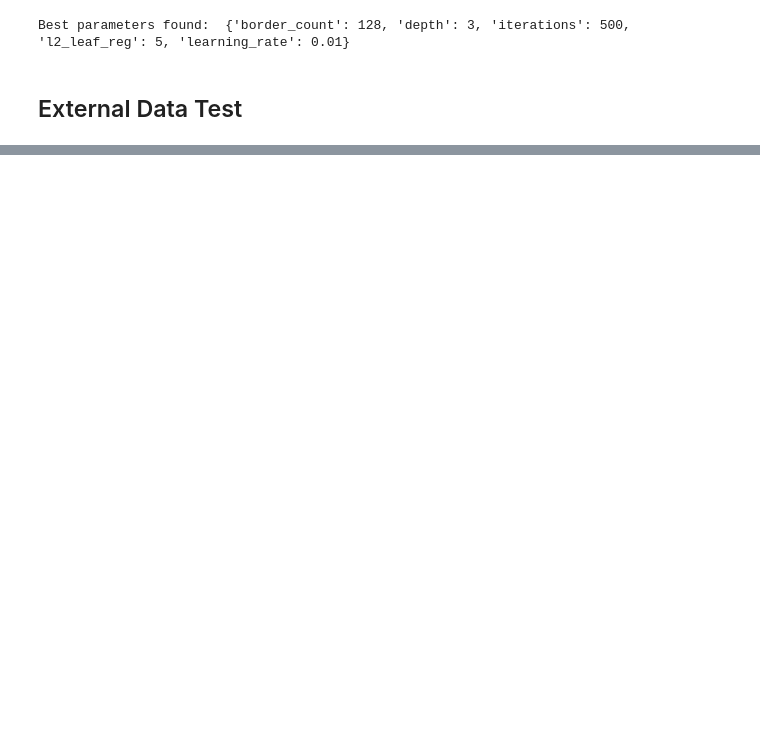
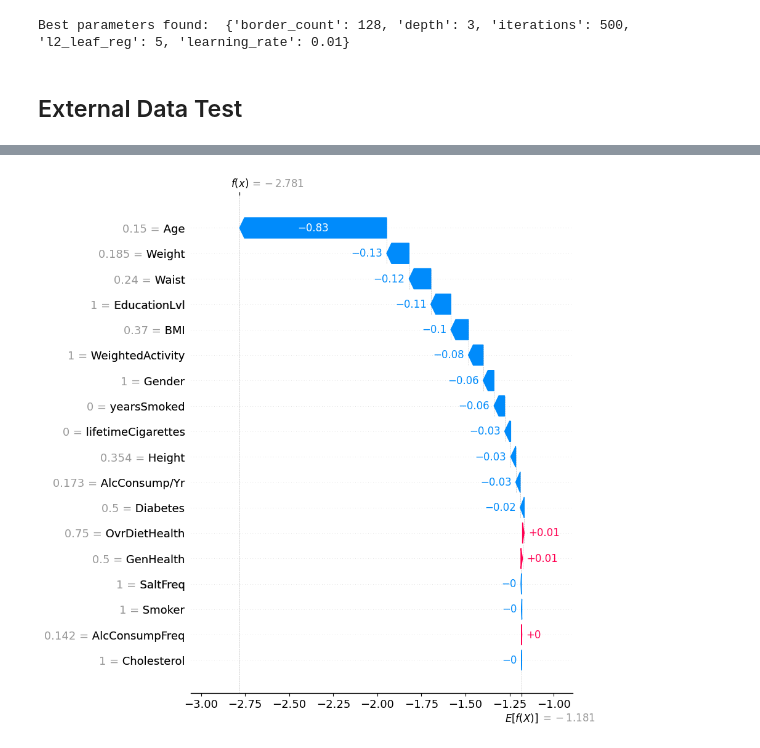
Before and after one commit to samcohen1/HypertensionML, a Jupyter notebook: newSimpleML.ipynb, the cells around one changed output, grey strips where cells are left out. Saved outputs shown, nothing was run; the diff lists cells and outputs as text; code cells hidden in the pictures; blank space fills up the shorter version.

```diff
--- a/newSimpleML.ipynb
+++ b/newSimpleML.ipynb
@@ -1274,0 +1291,16 @@ Results DataFrame:
+# %%
+import shap
+
+instance = X_test.iloc[[6]]
+# Create a SHAP explainer
+explainer = shap.Explainer(best_catboost_model, X_train)
+
+# Calculate SHAP values for the test set
+shap_values = explainer(instance)
+
+# Visualize the SHAP values
+# shap.summary_plot(shap_values, instance)
+# Adjust max_display to show all features
+shap.plots.waterfall(shap_values[0], max_display=20)  # Set max_display to None or a large number
+# %% [output]
+[figure, added]
```
Also changed, not shown: parts of 19 cells of this notebook.
